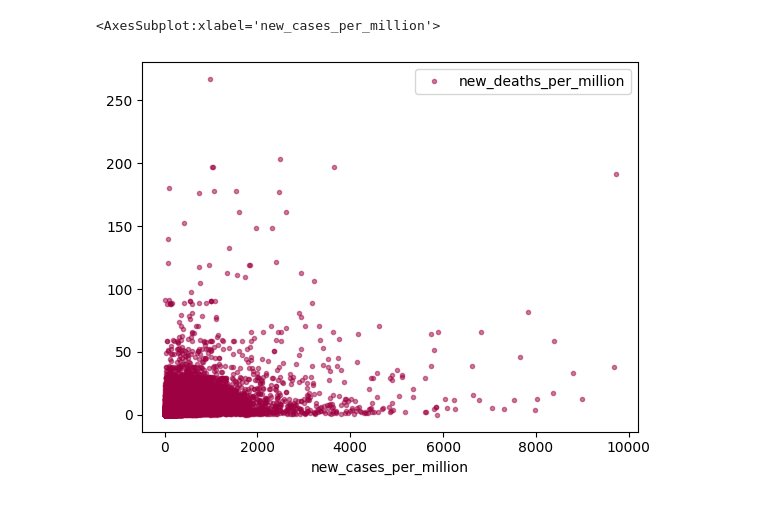
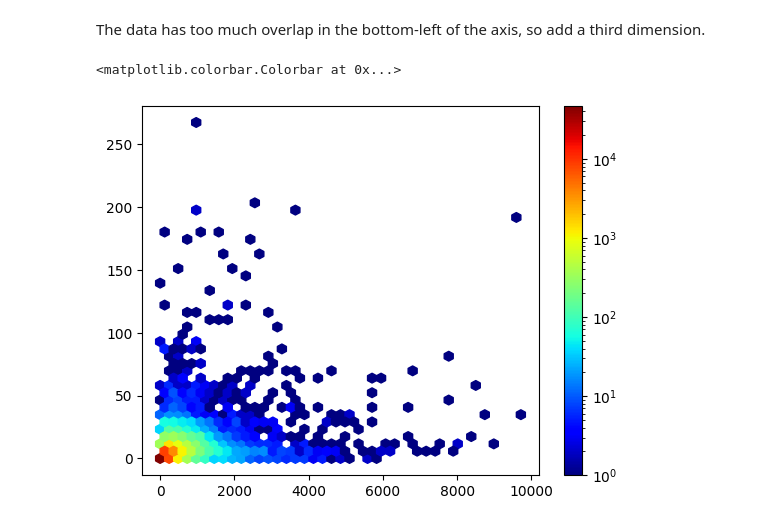
Before and after one commit to msdec321/PythonBasics, a Jupyter notebook: statistics/basics.ipynb, the cells around one changed output. Cells and saved outputs as stored; diff of their text form; code cells hidden in the pictures.

Commit message:
Changed cases per capita to cases per million, added scatter and hexbin plot examples.

```diff
--- a/statistics/basics.ipynb
+++ b/statistics/basics.ipynb
@@ -188,12 +197,13 @@ df2.corr()
+# %% [markdown]
+The data has too much overlap in the bottom-left of the axis, so add a third dimension.
 # %%
-# Scatter plots
-from matplotlib import cm
-
-cmap = cm.get_cmap('Spectral')
+# Matplotlib heatmap (hexbin)
 
 df1 = data.loc[(0 < data['new_cases_per_million']) & (data['new_cases_per_million'] < 10000)]
 df2 = df1.loc[0 < data['new_deaths_per_million']]
-df2.plot(x='new_cases_per_million', y='new_deaths_per_million', style='.', alpha = 0.5, cmap=cmap)
+
+plt.hexbin(df2['new_cases_per_million'], df2['new_deaths_per_million'], gridsize=40, cmap=cm.jet, bins='log')
+plt.colorbar()
 # %% [output]
-<AxesSubplot:xlabel='new_cases_per_million'>
+<matplotlib.colorbar.Colorbar at 0x...>
-[figure, old version]
+[figure, new version]
```
Also changed, not shown: parts of 12 cells of this notebook.
